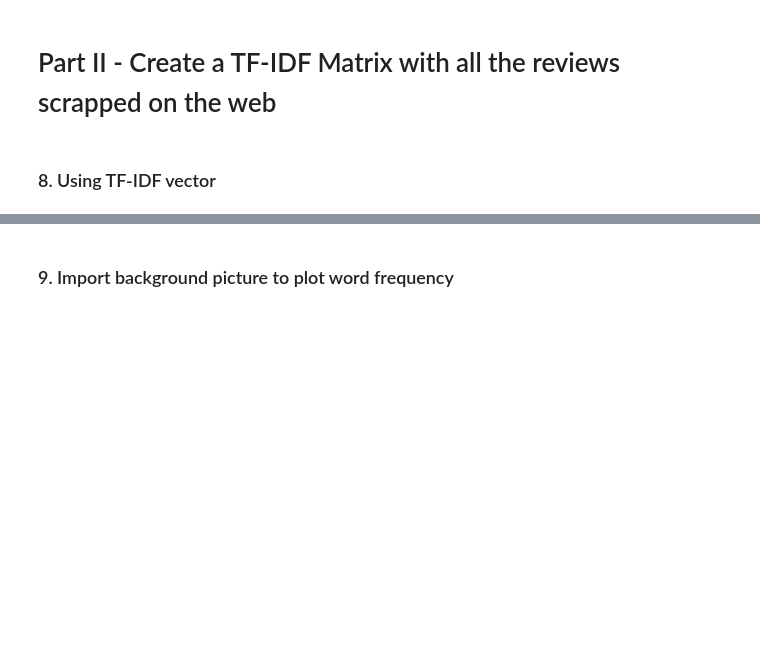
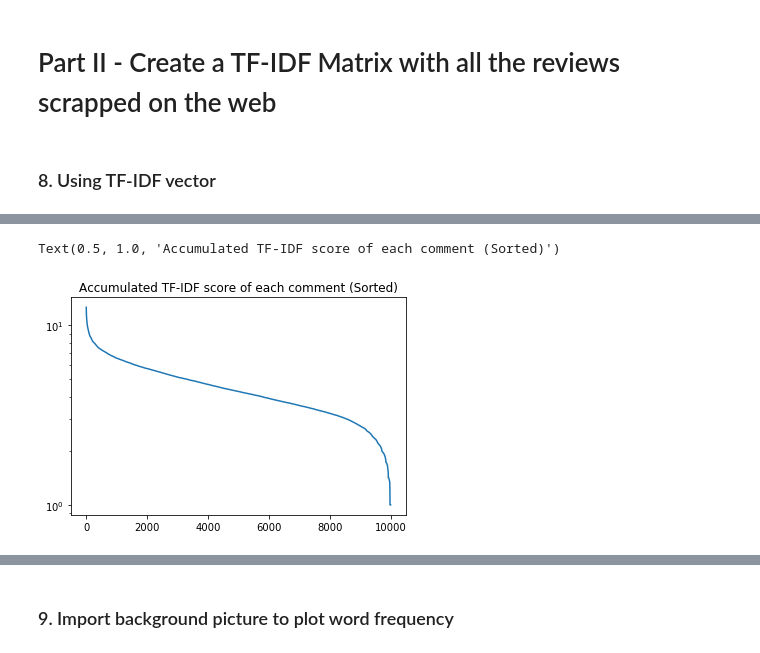
Before and after one commit to GanJiayu/Capgemini_DataCamp2020_Group3, a Jupyter notebook: Session 2 HW/Capgemini 2.ipynb, the cells around one changed output, grey strips where cells are left out. Drawn from its saved outputs; the diff is of its cells as text; code cells hidden in the pictures; blank space fills up the shorter version.

```diff
--- a/Session 2 HW/Capgemini 2.ipynb
+++ b/Session 2 HW/Capgemini 2.ipynb
@@ -271,0 +289,11 @@ plt.show()
+# %%
+mean_tfidf2 = np.sum(tfidf_matrix,axis=1).ravel().tolist()[0]
+avg_tfidf2 = dict(sorted(zip(np.arange(len(mean_tfidf2)),mean_tfidf2),key = lambda x: x[1],reverse=True))
+
+fgrid = sns.lineplot(x = np.arange(len(list(avg_tfidf2.values()))), y = list(avg_tfidf2.values()))
+ax = fgrid.axes
+ax.set_yscale('log')
+ax.set_title('Accumulated TF-IDF score of each comment (Sorted)')
+# %% [output]
+Text(0.5, 1.0, 'Accumulated TF-IDF score of each comment (Sorted)')
+[figure, added]
```
Also changed, not shown: parts of 11 cells of this notebook.
